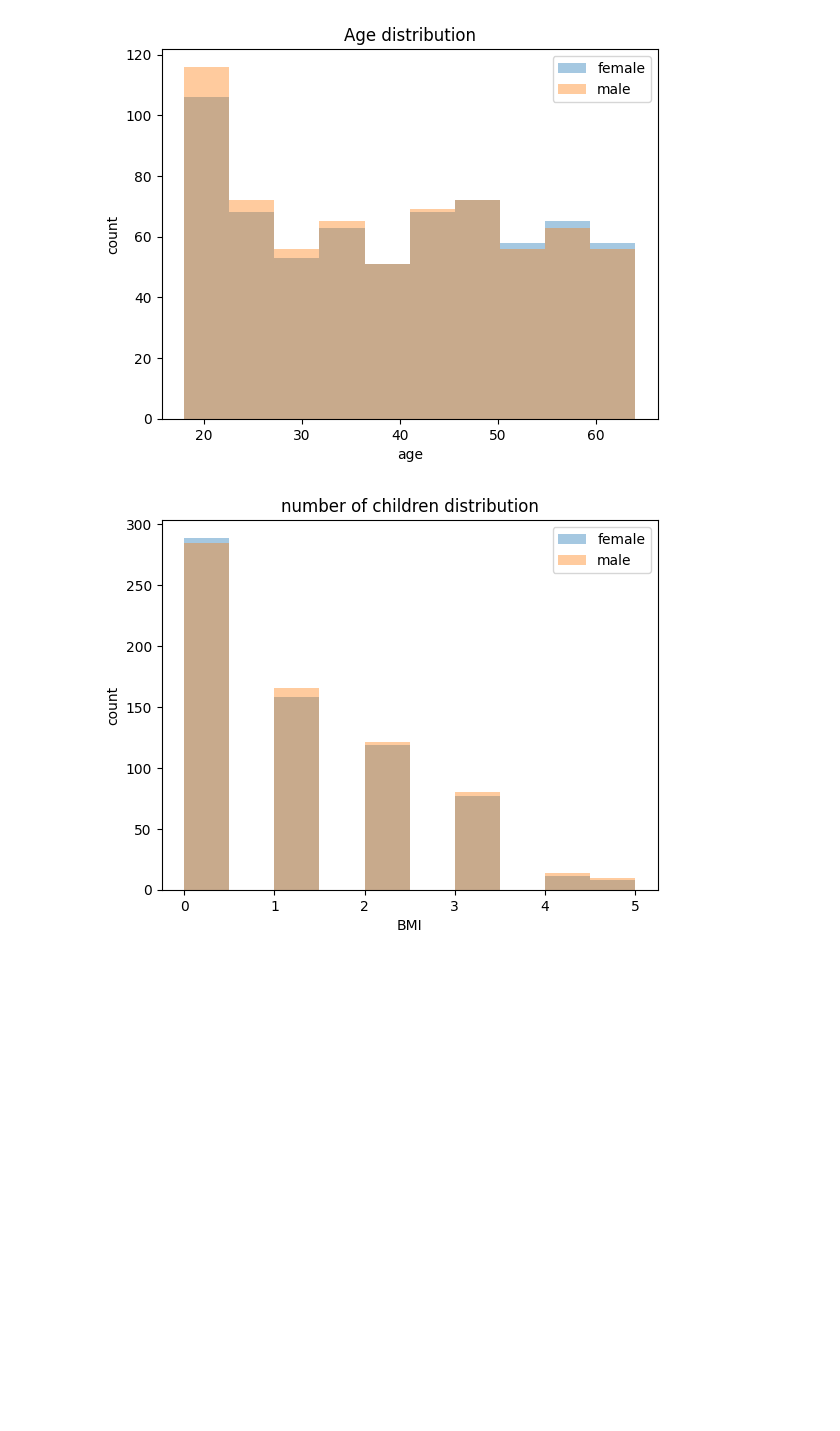
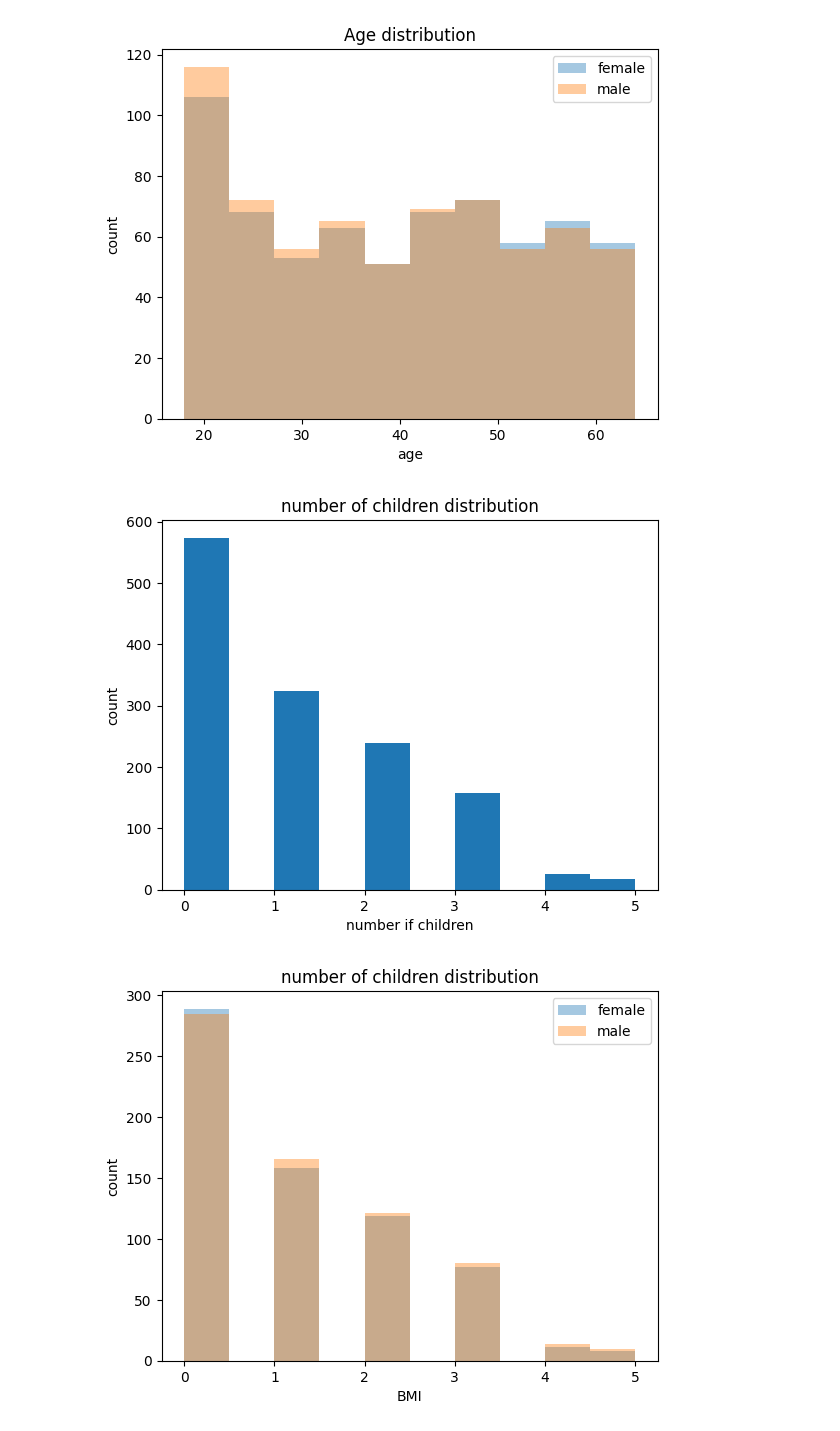
Before and after one commit to aleenababy/health-insurance-cost-prediction, a Jupyter notebook: health_insurance_predictor.ipynb, the cells around one changed output. Cells and saved outputs as stored; diff of their text form; code cells hidden in the pictures; blank space fills up the shorter version.

```diff
--- a/health_insurance_predictor.ipynb
+++ b/health_insurance_predictor.ipynb
@@ -80,6 +79,14 @@ plt.title("Age distribution")
 plt.show()
 # %% [output]
 [figure]
+# %%
+plt.hist(df.children)
+plt.xlabel("number if children")
+plt.ylabel("count")
+plt.title("number of children distribution")
+plt.show()
+# %% [output]
+[figure, added]
 # %%
 for sex, gender_group in df.groupby(["sex"]):
     plt.hist(gender_group.children ,bins =10, label = sex, alpha = 0.4)
```
Also changed, not shown: parts of 13 cells of this notebook.
